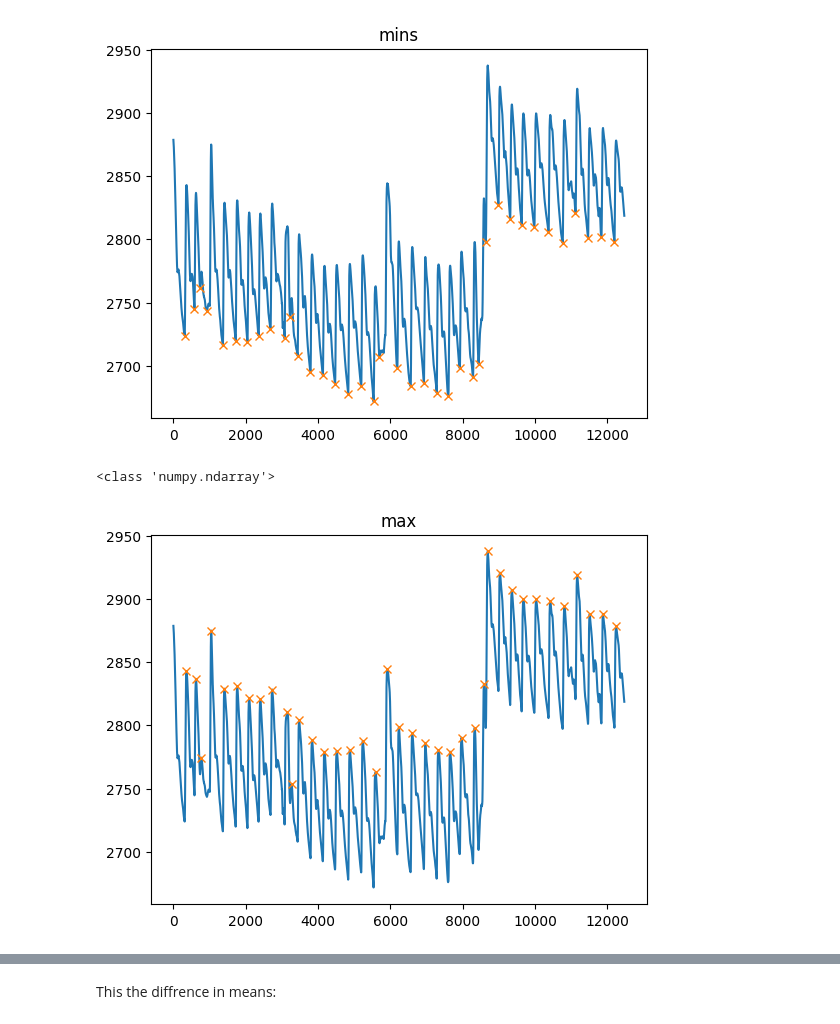
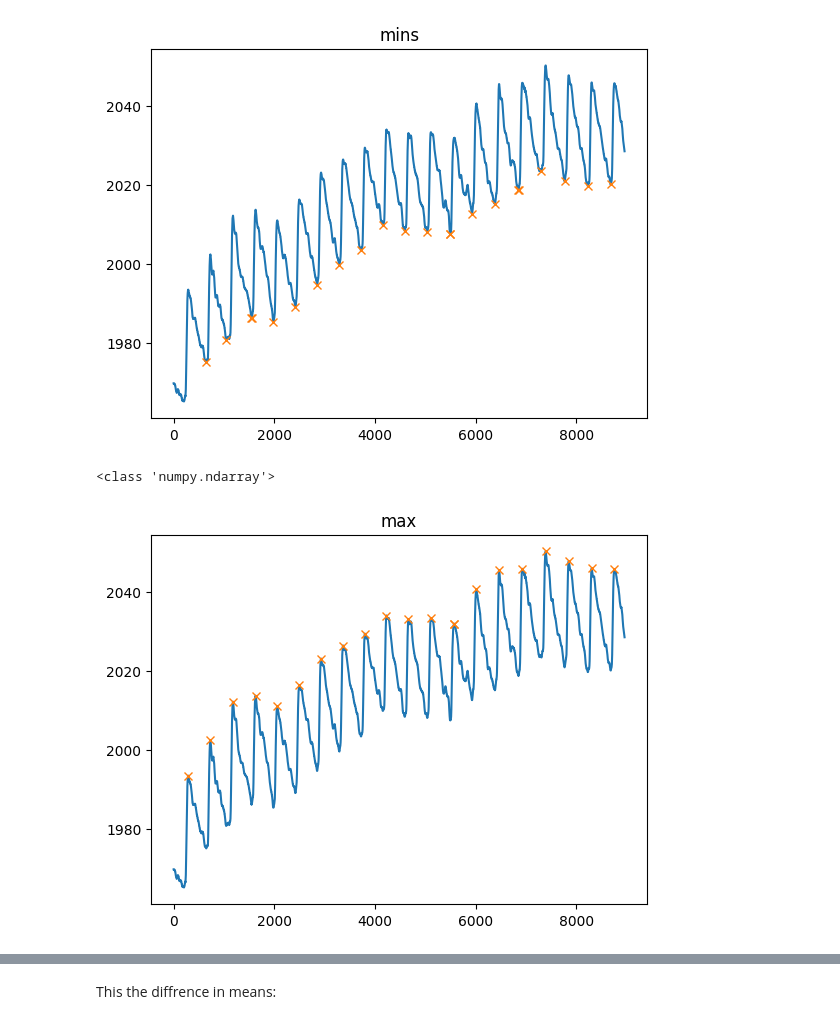
Before and after one commit to danielle34/summer24-lab, a Jupyter notebook: overlap_heartbeat.ipynb, the cells around one changed output, grey strips where cells are left out. Cells and saved outputs as stored; diff of their text form; code cells hidden in the pictures.

```diff
--- a/overlap_heartbeat.ipynb
+++ b/overlap_heartbeat.ipynb
@@ -15,10 +15,10 @@ from sklearn.metrics import mean_squared_error
 
 from sklearn.pipeline import make_pipeline
 # %%
-#path = "/Users/cslinxs/Desktop/all_weeks/aurorabp-sample-data/sample/measurements_auscultatory/a001/a001.initial.Calibration_start_3.tsv"
-# #path = "/Users/cslinxs/Desktop/all_weeks/aurorabp-sample-data/sample/measurements_auscultatory/a002/a002.initial.Static_seated_challenge_1.tsv"
-path ="/Users/cslinxs/Desktop/all_weeks/aurorabp-sample-data/sample/measurements_auscultatory/a004/a004.initial.Exercise_challenge_start_1.tsv"
-#path = "/Users/cslinxs/Desktop/all_weeks/aurorabp-sample-data/sample/measurements_auscultatory/a000/a000.initial.Static_challenge_start_1.tsv"
+path = "/Users/cslinxs/Desktop/all_weeks/aurorabp-sample-data/sample/measurements_auscultatory/a001/a001.initial.Calibration_start_3.tsv"
+#path = "/Users/cslinxs/Desktop/all_weeks/aurorabp-sample-data/sample/measurements_auscultatory/a002/a002.initial.Static_seated_challenge_1.tsv"
+#path ="/Users/cslinxs/Desktop/all_weeks/aurorabp-sample-data/sample/measurements_auscultatory/a004/a004.initial.Exercise_challenge_start_1.tsv"
+path = "/Users/cslinxs/Desktop/all_weeks/aurorabp-sample-data/sample/measurements_auscultatory/a000/a000.initial.Static_challenge_start_1.tsv"
 
 
-#path ="/Users/cslinxs/Desktop/all_weeks/aurorabp-sample-data/sample/measurements_auscultatory/a000/a000.initial.Static_seated_challenge_1.tsv"
+path ="/Users/cslinxs/Desktop/all_weeks/aurorabp-sample-data/sample/measurements_auscultatory/a000/a000.initial.Static_seated_challenge_1.tsv"
@@ -25,26 +57,27 @@ path ="/Users/cslinxs/Desktop/all_weeks/aurorabp-sample-data/sample/measurements
 # %%
 
 df = pd.read_csv(path,sep = '\t')
 pos_pressure = df["pressure"]
 
 neglist = [ -x for x in pos_pressure]
 
-min_peaks, _ = find_peaks(neglist, prominence=10)
+min_peaks, _ = find_peaks(neglist, prominence=10,width=80 )
 
 
 plt.plot(pos_pressure)
 plt.plot(min_peaks, pos_pressure[min_peaks], "x")
 plt.title("mins")
 plt.show()
 # %% [output]
-[figure, old version]
+[figure, new version]
 # %%
 
 df = pd.read_csv(path,sep = '\t')
 pos_pressure = df["pressure"]
 
 
-max_peak, _ = find_peaks(pos_pressure, prominence=10)
+max_peak, _ = find_peaks(pos_pressure, prominence=10,width=80
+                         )
 
 plt.plot(pos_pressure)
 print(type(max_peak))
@@ -54,7 +87,7 @@ plt.title("max")
 plt.show()
 # %% [output]
 <class 'numpy.ndarray'>
-[figure, old version]
+[figure, new version]
 # %%
 #this is so i can see the diffrences in the graph widths
 diffrences_min = np.diff(min_peaks)
```
Also changed, not shown: parts of 15 cells of this notebook, 2 other files.
